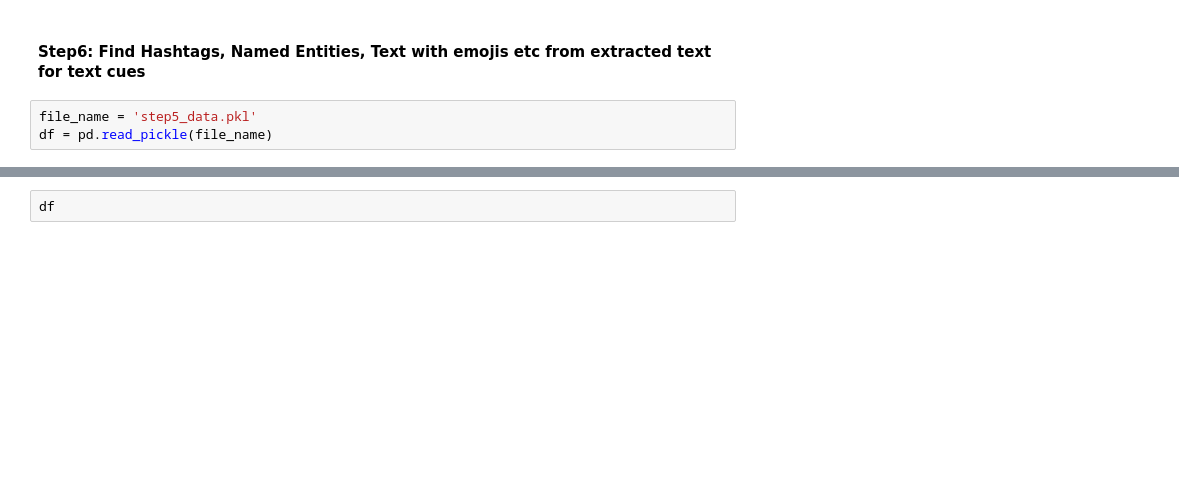
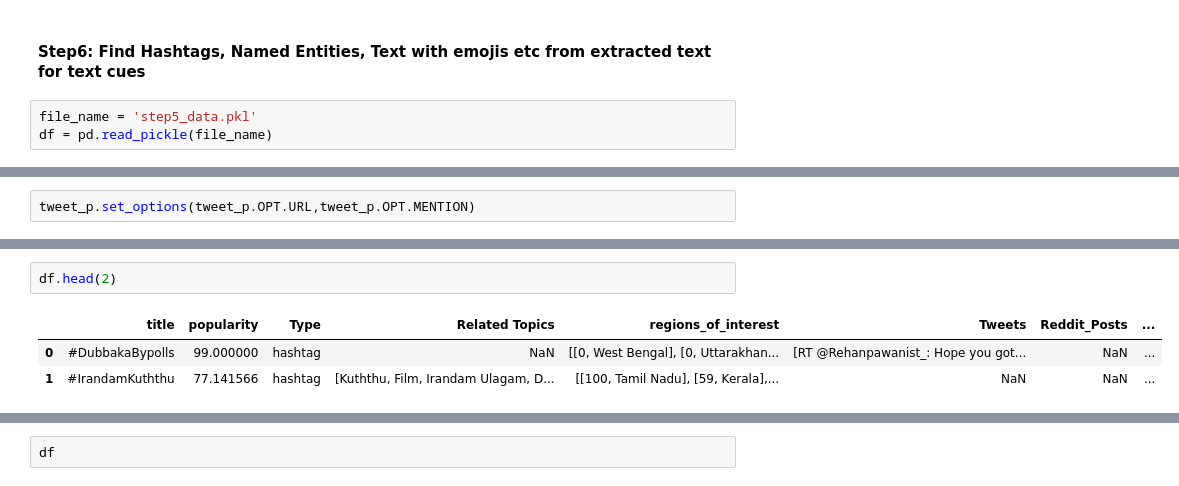
Before and after one commit to ShrawanSai/Cues-from-trends, a Jupyter notebook: step6.ipynb, the cells around one changed output, grey strips where cells are left out. Cells and saved outputs as stored; diff of their text form; blank space fills up the shorter version.

```diff
--- a/step6.ipynb
+++ b/step6.ipynb
@@ -5,0 +9,2 @@ df = pd.read_pickle(file_name)
+# %%
+tweet_p.set_options(tweet_p.OPT.URL,tweet_p.OPT.MENTION)
@@ -5,0 +303,6 @@ df = pd.read_pickle(file_name)
+# %%
+df.head(2)
+# %% [output]
+|  | title | popularity | Type | Related Topics | regions_of_interest | Tweets | Reddit_Posts | ... |
+| 0 | #DubbakaBypolls | 99.000000 | hashtag | NaN | [[0, West Bengal], [0, Uttarakhan... | [RT @Rehanpawanist_: Hope you got... | NaN | ... |
+| 1 | #IrandamKuththu | 77.141566 | hashtag | [Kuththu, Film, Irandam Ulagam, D... | [[100, Tamil Nadu], [59, Kerala],... | NaN | NaN | ... |
```
Also changed, not shown: parts of 27 cells of this notebook, 11 other files.
